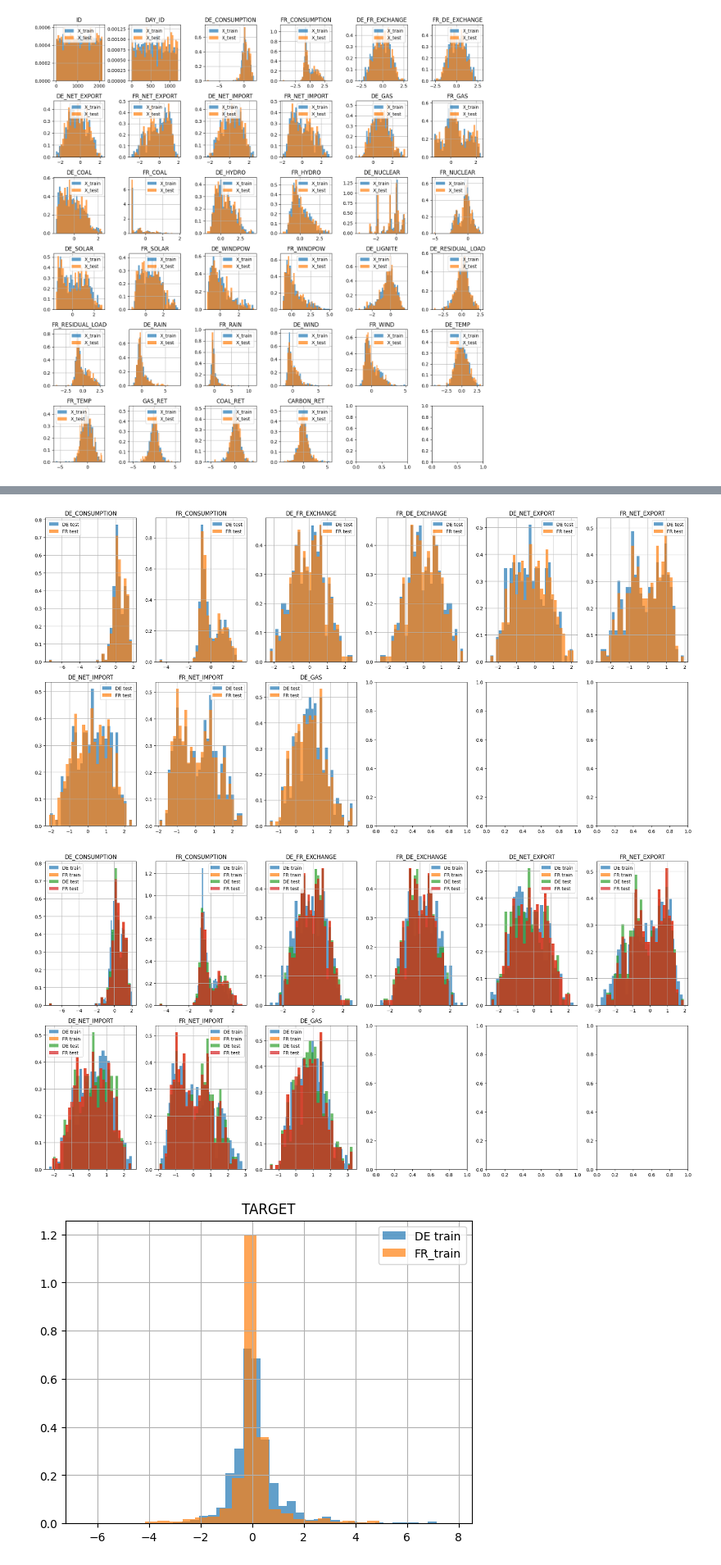
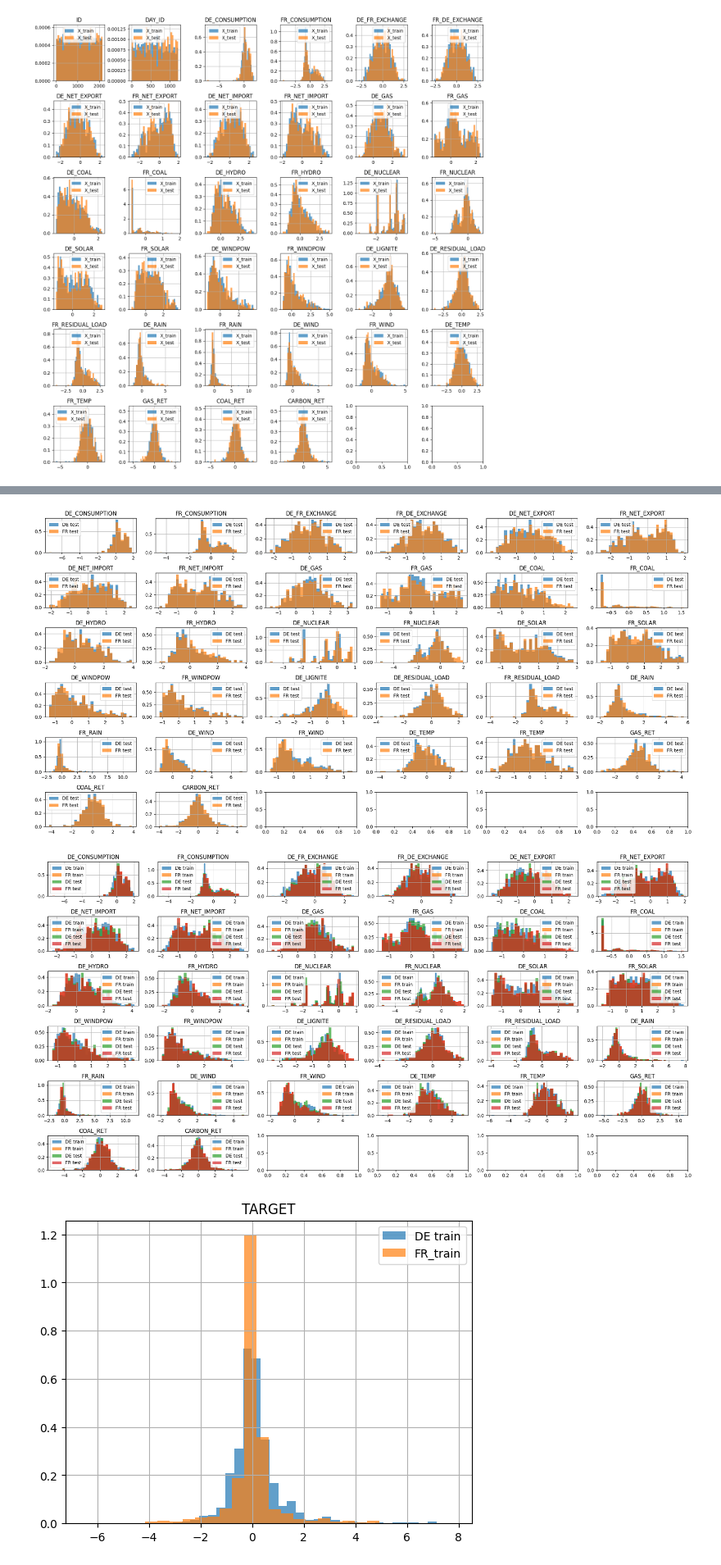
Before and after one commit to RJ-McReady/ENS-Data-Challenge-Electricity-Prices-Forecast, a Jupyter notebook: tutorial/EDAv2.ipynb, the cells around one changed output, grey strips where cells are left out. Shown at 82% size. Saved outputs shown, nothing was run; the diff lists cells and outputs as text; code cells hidden in the pictures.

```diff
--- a/tutorial/EDAv2.ipynb
+++ b/tutorial/EDAv2.ipynb
@@ -43,19 +43,19 @@ X_train_FR, Y_train_FR, X_test_FR = dataset.get_data_country("FR")
 # %%
 viz.show_data_distribution([X_train_DE, X_test_FR],
                            labels=["DE train", "FR train"],
-                           columns=X.columns[2:12],
+                           columns=X.columns[2::],
                            normalize=True,
                            figsize=(20,10))
 
 viz.show_data_distribution([X_test_DE, X_test_FR],
                            labels=["DE test", "FR test"],
-                           columns=X.columns[2:12],
+                           columns=X.columns[2::],
                            normalize=True,
                            figsize=(20,10))
 
 viz.show_data_distribution([X_train_DE, X_test_FR, X_test_DE, X_test_FR],
                            labels=["DE train", "FR train", "DE test", "FR test"],
-                           columns=X.columns[2:12],
+                           columns=X.columns[2::],
                            normalize=True,
                            figsize=(20,10))
 # %% [output]
@@ -63,5 +63,5 @@ viz.show_data_distribution([X_train_DE, X_test_FR, X_test_DE, X_test_FR],
-[figure, old version]
+[figure, new version]
-[figure, old version]
+[figure, new version]
 # %%
 # Check label distribution, France & Germany
 viz.show_target_distribution([Y_train_DE, Y_train_FR],
```
Also changed, not shown: parts of 1 cell of this notebook, 13 other files.
